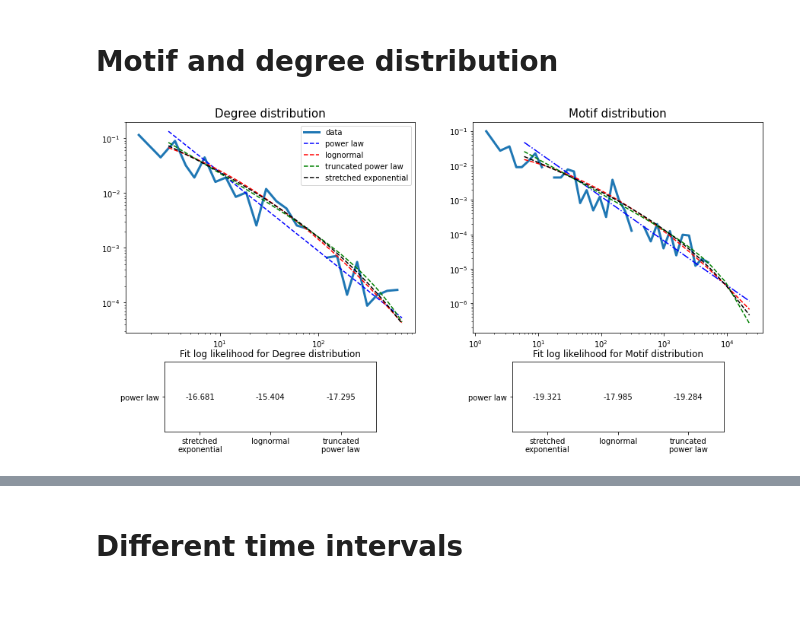
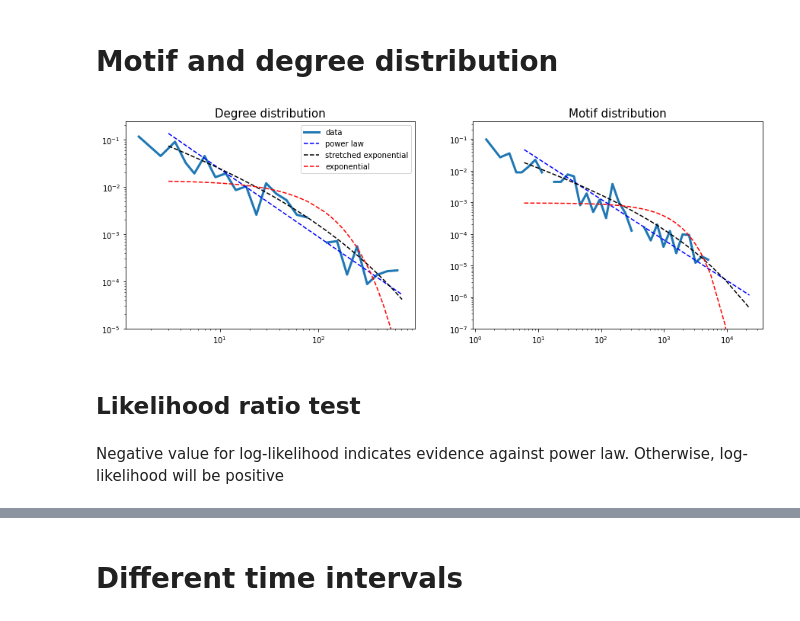
Before and after one commit to IdeasLabUT/Temporal_Motifs_MIDs, a Jupyter notebook: Analysis.ipynb, the cells around one changed output, grey strips where cells are left out. Cells and saved outputs as stored; diff of their text form; code cells hidden in the pictures.

Commit message:
add likelihood test and tail heaviness

```diff
--- a/Analysis.ipynb
+++ b/Analysis.ipynb
@@ -461,72 +461,40 @@ data = np.array(country_motif_count[country_motif_count>0], dtype=int)
 motif_fit = powerlaw.Fit(data, xmin=(1,10), discrete=True)
 # %%
 %%capture --no-display
-### Combine the 2 graphs above ###
-distributions = ['stretched_exponential', 'lognormal', 'truncated_power_law']
-distribution_labels = ['stretched\nexponential', 'lognormal', 'truncated\npower law']
-plt.rcParams["figure.figsize"] = (15,7.5)
-fig, ((ax, ax2), (ax3, ax4)) = plt.subplots(2, 2, gridspec_kw={'height_ratios': [3, 1]})
+distributions = ['stretched_exponential', 'lognormal', 'truncated_power_law', 'exponential']
+fig = plt.figure(figsize=(15,5))
+ax = fig.add_subplot(121)
+
 ax.set_title('Degree distribution', fontsize=15);
 
 powerlaw.plot_pdf(country_edge_count, label='data', linewidth=3, ax=ax)
 
 degree_fit.power_law.plot_pdf(color='b', linestyle='--', ax=ax, label='power law')
-degree_fit.lognormal.plot_pdf(color='r', linestyle='--', ax=ax, label='lognormal')
-degree_fit.truncated_power_law.plot_pdf(color='g', linestyle='--', ax=ax, label='truncated power law')
+# degree_fit.lognormal.plot_pdf(color='r', linestyle=':', ax=ax, label='lognormal')
+# degree_fit.truncated_power_law.plot_pdf(color='g', linestyle=':', ax=ax, label='truncated power law')
 degree_fit.stretched_exponential.plot_pdf(color='k', linestyle='--', ax=ax, label='stretched exponential')
-
+degree_fit.exponential.plot_pdf(color='r', linestyle='--', ax=ax, label='exponential')
+ax.set_ylim(bottom=10**-5)
 ax.legend();
 
 ##
+ax2 = fig.add_subplot(122)
 ax2.set_title('Motif distribution', fontsize=15);
 
 powerlaw.plot_pdf(data, label='data', linewidth=3, ax=ax2)
 
-motif_fit.power_law.plot_pdf(color='b', linestyle='-.', ax=ax2, label='power law')
-motif_fit.lognormal.plot_pdf(color='r', linestyle='--', ax=ax2, label='lognormal')
-motif_fit.truncated_power_law.plot_pdf(color='g', linestyle='--', ax=ax2, label='truncated power law')
+motif_fit.power_law.plot_pdf(color='b', linestyle='--', ax=ax2, label='power law')
+# motif_fit.lognormal.plot_pdf(color='r', linestyle=':', ax=ax2, label='lognormal')
+# motif_fit.truncated_power_law.plot_pdf(color='g', linestyle=':', ax=ax2, label='truncated power law')
 motif_fit.stretched_exponential.plot_pdf(color='k', linestyle='--', ax=ax2, label='stretched exponential');
+motif_fit.exponential.plot_pdf(color='r', linestyle='--', ax=ax2, label='exponential');
 
-
-###### Degree
-log_likelihood = np.empty((1, len(distributions)))
-for i in range(len(distributions)):
-    R, p = degree_fit.distribution_compare('power_law', distributions[i])
-    log_likelihood[0][i] = R
-###
-ax3.imshow(log_likelihood, cmap='Blues', alpha=0, vmin=1, vmax=1)
-
-ax3.set_xticks(ticks = range(len(distributions)))
-ax3.set_xticklabels(distribution_labels)
-
-ax3.set_yticks(ticks = range(1))
-ax3.set_yticklabels(['power law'])
-
-for i in range(len(distributions)):
-    text = ax3.text(i, 0, '{}'.format(np.round(log_likelihood[0][i],3)),
-       ha="center", va="center", color='k')
-ax3.set_title('Fit log likelihood for Degree distribution')
-
-###### Motif
-log_likelihood2 = np.empty((1, len(distributions)))
-for i in range(len(distributions)):
-    R, p = motif_fit.distribution_compare('power_law', distributions[i])
-    log_likelihood2[0][i] = R
-
-###
-ax4.imshow(log_likelihood2, cmap='Blues', alpha=0, vmin=1, vmax=1)
-
-ax4.set_xticks(ticks = range(len(distributions)))
-ax4.set_xticklabels(distribution_labels)
-
-ax4.set_yticks(ticks = range(1))
-ax4.set_yticklabels(['power law'])
-
-for i in range(len(distributions)):
-    text = ax4.text(i, 0, '{}'.format(np.round(log_likelihood2[0][i],3)),
-       ha="center", va="center", color='k')
-ax4.set_title('Fit log likelihood for Motif distribution');
+ax2.set_ylim(bottom=10**-7)
 
 fig.savefig('figures/degree_and_motif_distributions.svg', format='svg')
 # %% [output]
-[figure, old version]
+[figure, new version]
+# %% [markdown]
+## Likelihood ratio test
+# %% [markdown]
+Negative value for log-likelihood indicates evidence against power law. Otherwise, log-likelihood will be positive
```
Also changed, not shown: parts of 10 cells of this notebook, 1 other file.
